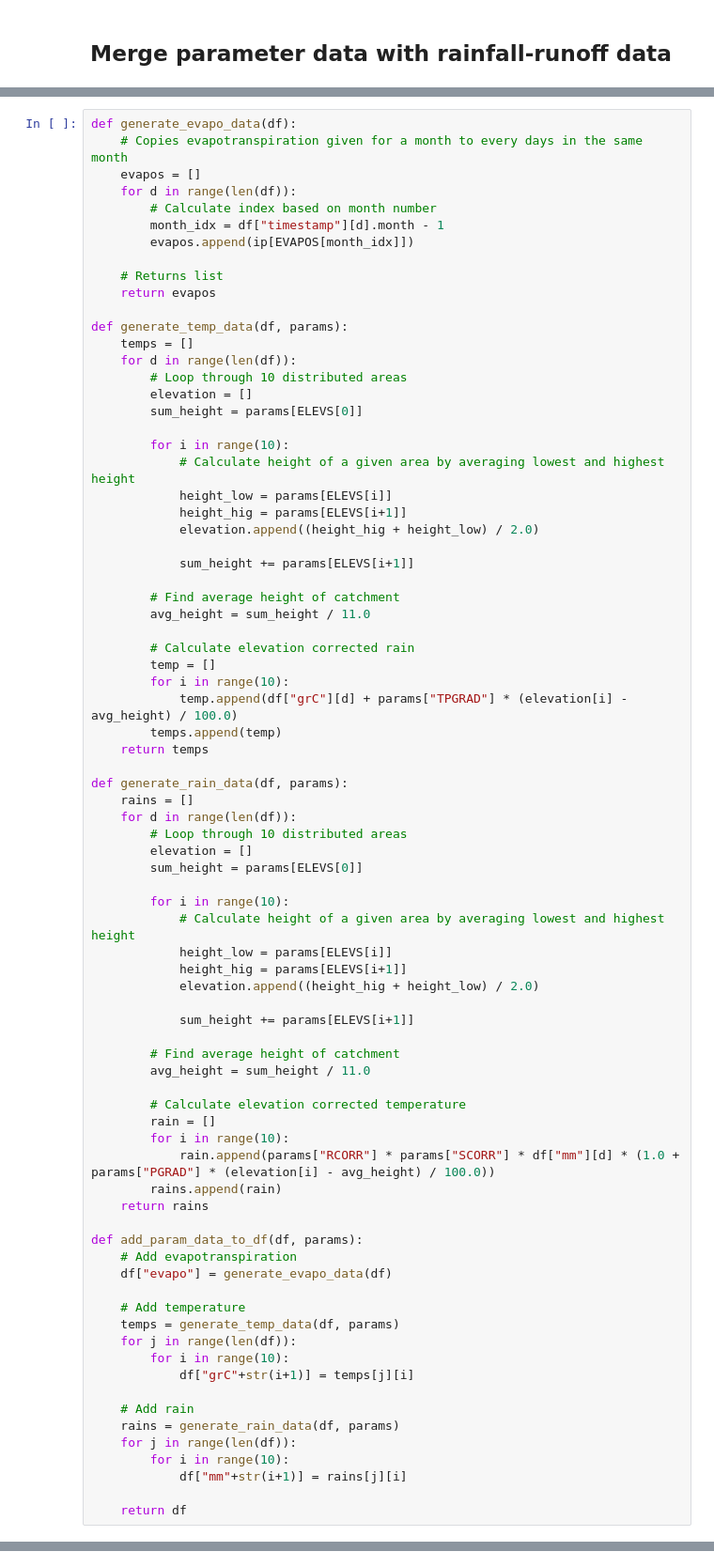
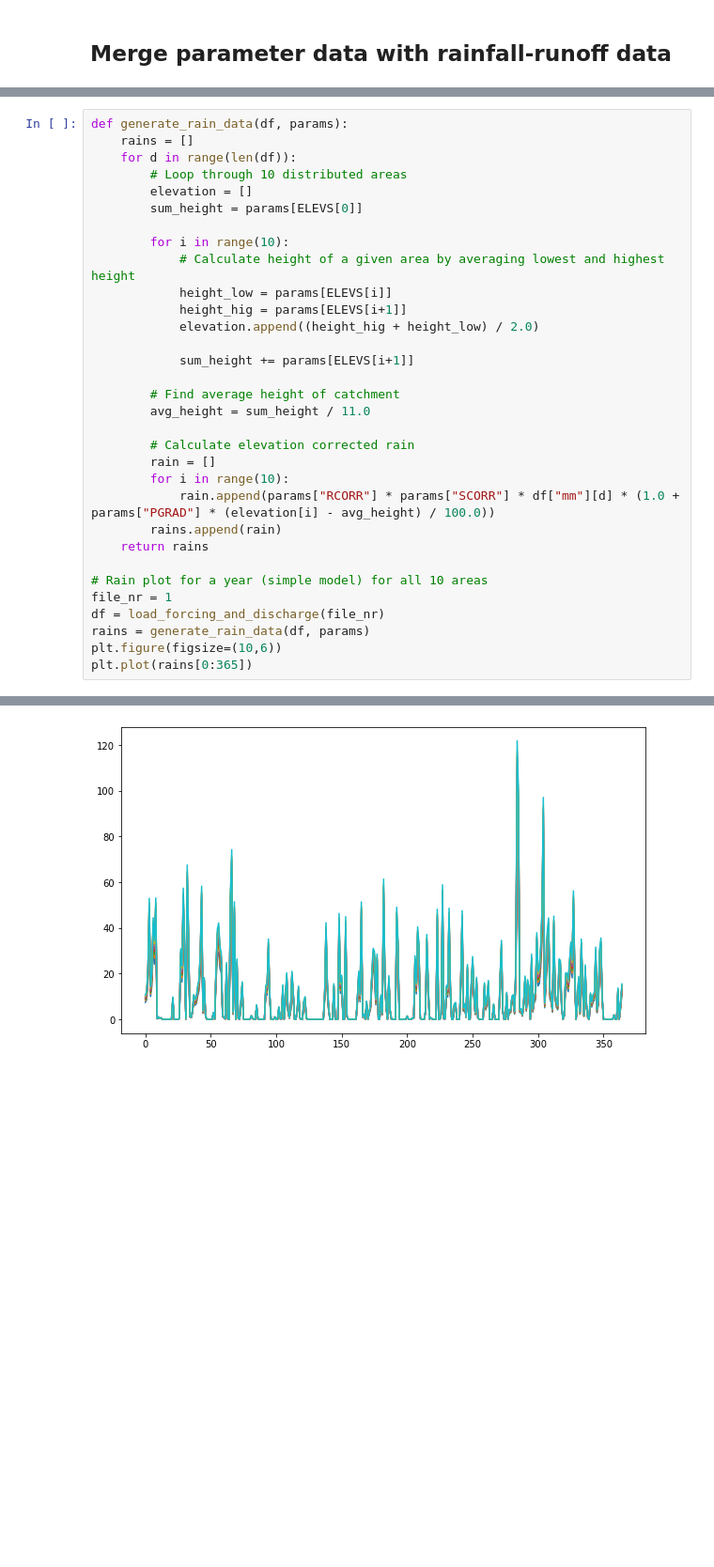
Before and after one commit to chrskj/TTK4853-hbv-ham5, a Jupyter notebook: Python/training_data_parser.ipynb, the cells around one changed output, grey strips where cells are left out. Shown at 94% size. Saved outputs shown, nothing was run; the diff lists cells and outputs as text; blank space fills up the shorter version.

```diff
--- a/Python/training_data_parser.ipynb
+++ b/Python/training_data_parser.ipynb
@@ -207,40 +262,4 @@ Residual file data:
 # %%
-def generate_evapo_data(df):
-    # Copies evapotranspiration given for a month to every days in the same month
-    evapos = []
-    for d in range(len(df)):
-        # Calculate index based on month number
-        month_idx = df["timestamp"][d].month - 1
-        evapos.append(ip[EVAPOS[month_idx]])
-
-    # Returns list
-    return evapos
-
-def generate_temp_data(df, params):
-    temps = []
-    for d in range(len(df)):
-        # Loop through 10 distributed areas
-        elevation = []
-        sum_height = params[ELEVS[0]]
-
-        for i in range(10):
-            # Calculate height of a given area by averaging lowest and highest height
-            height_low = params[ELEVS[i]]
-            height_hig = params[ELEVS[i+1]]
-            elevation.append((height_hig + height_low) / 2.0)
-
-            sum_height += params[ELEVS[i+1]]
-
-        # Find average height of catchment
-        avg_height = sum_height / 11.0
-
-        # Calculate elevation corrected rain
-        temp = []
-        for i in range(10):
-            temp.append(df["grC"][d] + params["TPGRAD"] * (elevation[i] - avg_height) / 100.0)
-        temps.append(temp)
-    return temps
-
 def generate_rain_data(df, params):
     rains = []
     for d in range(len(df)):
@@ -259,27 +278,17 @@ def generate_rain_data(df, params):
         # Find average height of catchment
         avg_height = sum_height / 11.0
 
-        # Calculate elevation corrected temperature
+        # Calculate elevation corrected rain
         rain = []
         for i in range(10):
             rain.append(params["RCORR"] * params["SCORR"] * df["mm"][d] * (1.0 + params["PGRAD"] * (elevation[i] - avg_height) / 100.0))
         rains.append(rain)
     return rains
 
-def add_param_data_to_df(df, params):
-    # Add evapotranspiration
-    df["evapo"] = generate_evapo_data(df)
-
-    # Add temperature
-    temps = generate_temp_data(df, params)
-    for j in range(len(df)):
-        for i in range(10):
-            df["grC"+str(i+1)] = temps[j][i]
-
-    # Add rain
-    rains = generate_rain_data(df, params)
-    for j in range(len(df)):
-        for i in range(10):
-            df["mm"+str(i+1)] = rains[j][i]
-
-    return df
+# Rain plot for a year (simple model) for all 10 areas
+file_nr = 1
+df = load_forcing_and_discharge(file_nr)
+rains = generate_rain_data(df, params)
+plt.figure(figsize=(10,6))
+plt.plot(rains[0:365])
+# %% [output]
@@ -285,0 +305 @@ def add_param_data_to_df(df, params):
+[figure, added]
```
Also changed, not shown: parts of 16 cells of this notebook, 1 other file.
